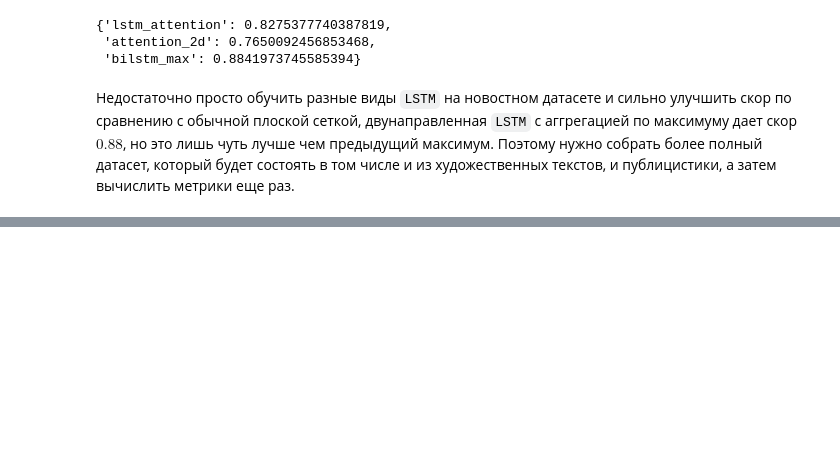
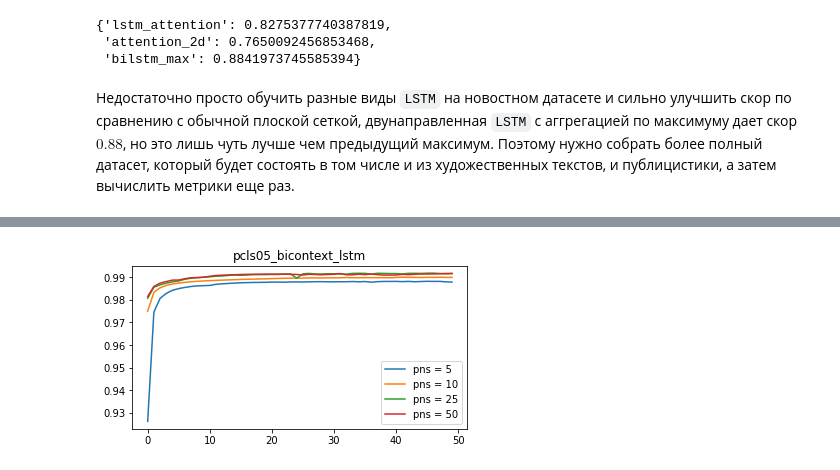
Before and after one commit to okulovsky/grammar_ru, a Jupyter notebook: notebooks/ArtemKonovalov/AttentionAffect.ipynb, the cells around one changed output, grey strips where cells are left out. Cells and saved outputs as stored; diff of their text form; code cells hidden in the pictures; blank space fills up the shorter version.

Commit message:
Updated report for bicontext lstm  & renamed directory with notebooks

````diff
--- a/notebooks/2022 Autumn/AttentionAffect.ipynb
+++ b/notebooks/ArtemKonovalov/AttentionAffect.ipynb
@@ -100,20 +97,20 @@ plot_hours_for_training([pns5, pns10, pns20, pns50], ['pns5', 'pns10', 'pns20',
 # %% [markdown]
 Размер контекста всегда одинаковый ```PCL``` $ = 25 $, но чем больше доля правого контекста тем больше времени уходит на обучение. Контринтуитивное наблюдение, возможно, просто случайность. Теперь посмотрим на метрики:
 # %%
+def plot_one_pns(ax, pns, pcls):
+    job_ids = list(pns.keys())
+    for i, job_id in enumerate(job_ids):
+        df = pd.DataFrame(pns[job_id]).set_index('iteration')
+        ax.plot(df.index, df.roc_auc_score_test, label=pcls[i])
+    ax.legend()
+
 def plot_roc_auc_score(pns_list, pns_labels):
 
     fig, axes = plt.subplots(2, 2, figsize=(10,5))
     pcls = ['0', '0.15', '0.25', '0.5']
 
-    def plot_one_pns(ax, pns):
-        job_ids = list(pns.keys())
-        for i, job_id in enumerate(job_ids):
-            df = pd.DataFrame(pns[job_id]).set_index('iteration')
-            ax.plot(df.index, df.roc_auc_score_test, label=pcls[i])
-        ax.legend()
-
     for i in range(len(pns_list)):
-        plot_one_pns(axes[i//2][i%2], pns_list[i])
+        plot_one_pns(axes[i//2][i%2], pns_list[i], pcls)
         axes[i//2][i%2].set_title(pns_labels[i])
 
     fig.tight_layout()
@@ -334,0 +318,11 @@ scores
+# %%
+fig, ax = plt.subplots(figsize = (6, 3))
+
+ax.set_title("pcls05_bicontext_lstm")
+
+plot_one_pns(ax, pns5_bicontext,  ["pns = 5"])
+plot_one_pns(ax, pns10_bicontext, ["pns = 10"])
+plot_one_pns(ax, pns25_bicontext, ["pns = 25"])
+plot_one_pns(ax, pns50_bicontext, ["pns = 50"])
+# %% [output]
+[figure, added]
````
Also changed, not shown: parts of 13 cells of this notebook, 31 other files.
